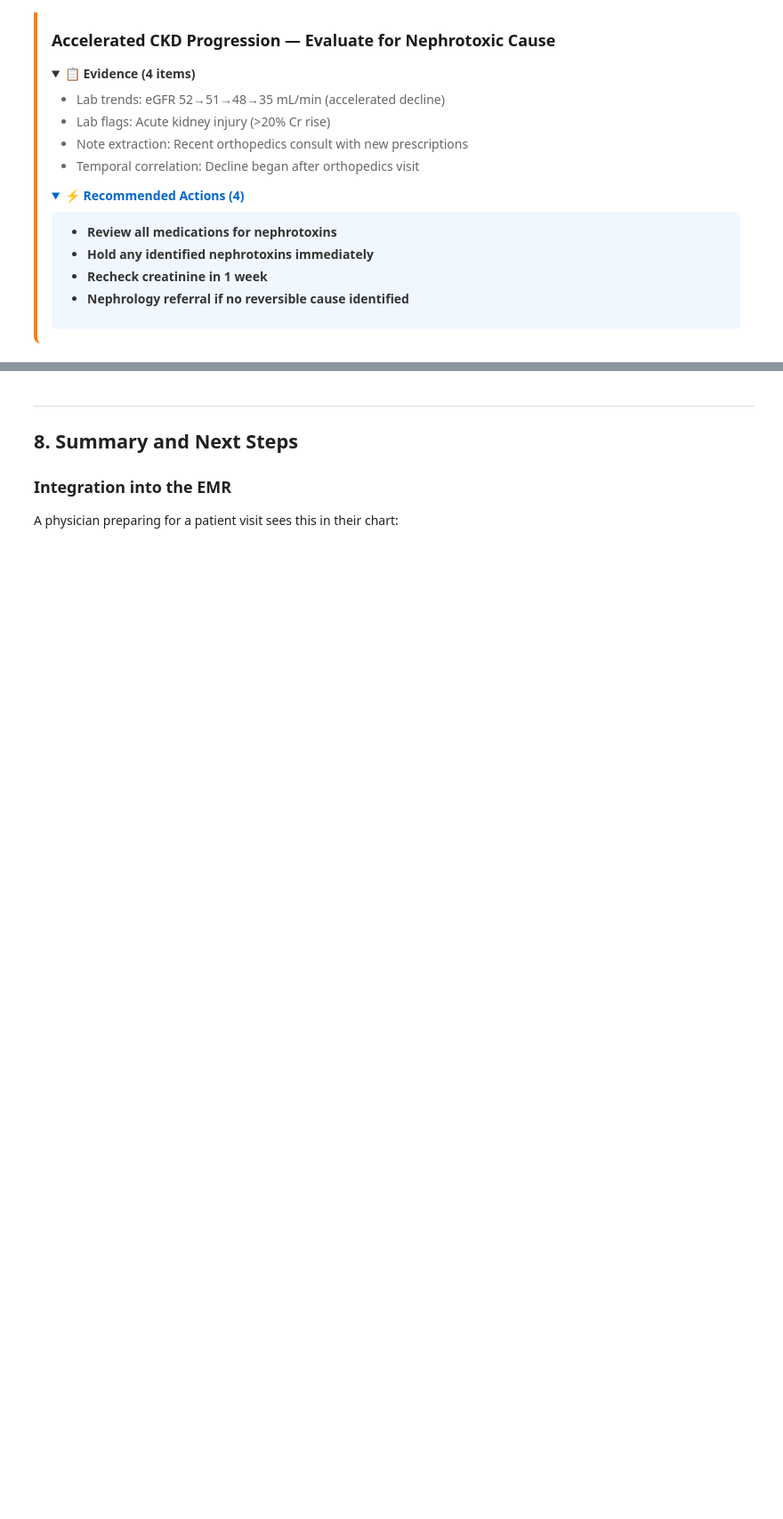
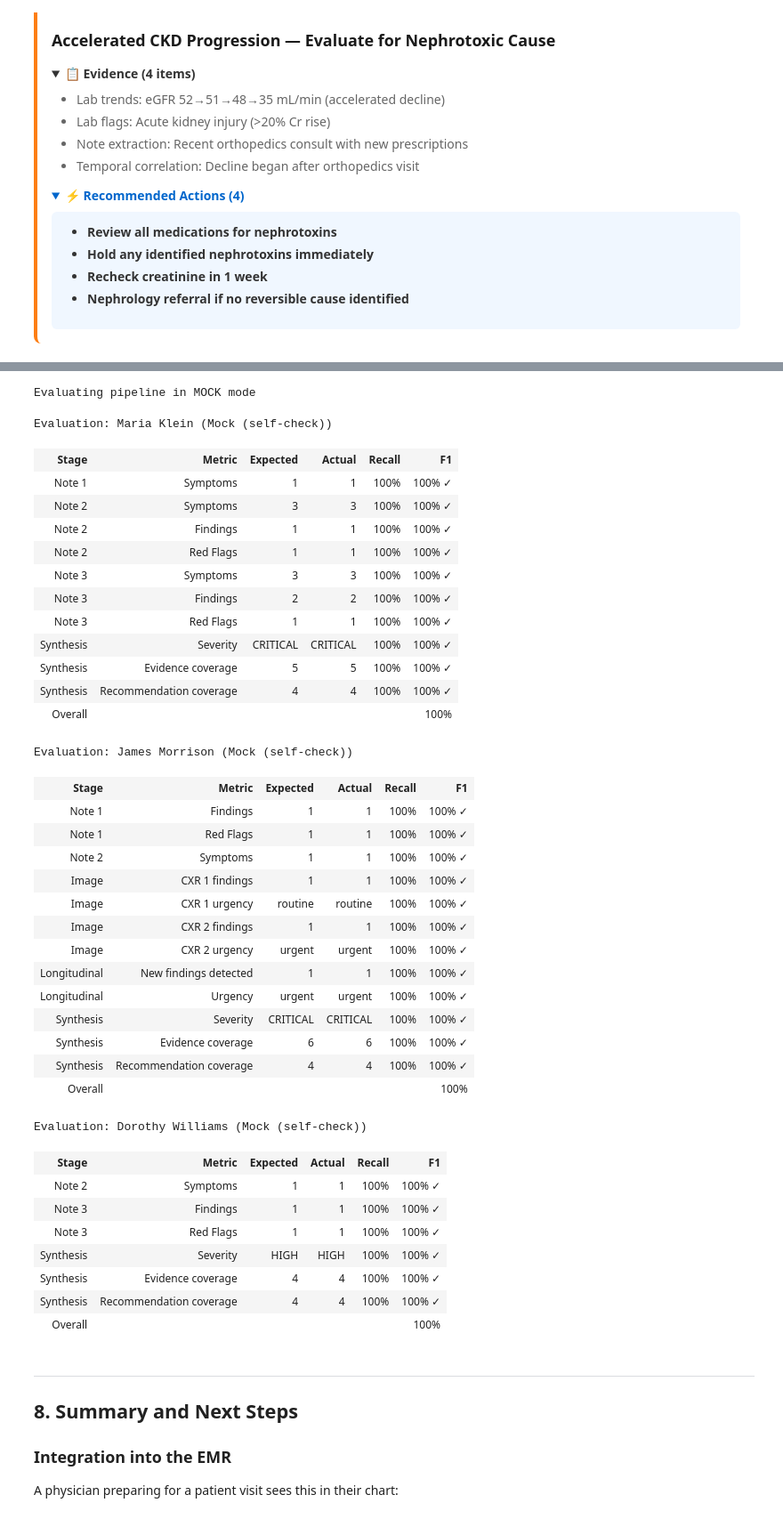
Before and after one commit to jdlaurence/cca, a Jupyter notebook: cca_submission.ipynb, the cells around one changed output, grey strips where cells are left out. Shown at 89% size. Drawn from its saved outputs; the diff is of its cells as text; code cells hidden in the pictures; folded sections open; blank space fills up the shorter version.

Commit message:
fix model load and writeup

```diff
--- a/cca_submission.ipynb
+++ b/cca_submission.ipynb
@@ -1245,6 +1337,10 @@ def run_stage1_extraction(patient: Patient, note_extractor: NoteExtractor, image
     """Run Stage 1: Extract and analyze all patient data with MedGemma 1.5 4B."""
 
     # Extract from notes
+    # Set patient context for ground truth lookup
+    note_extractor.set_patient(patient.id)
+    image_analyzer.set_patient(patient.id)
+
     note_extractions = [note_extractor.extract(note) for note in patient.notes]
 
     # Analyze individual images
@@ -1277,9 +1373,9 @@ print("✓ Aggregation pipeline ready (with longitudinal comparison)")
 # %% [output]
 ✓ Aggregation pipeline ready (with longitudinal comparison)
 # %%
-# Initialize Stage 1 extractors (all using MedGemma 1.5 4B)
-note_extractor = NoteExtractor(use_medgemma=USE_MEDGEMMA)
-image_analyzer = ImageAnalyzer(use_medgemma=USE_MEDGEMMA)
+# Initialize Stage 1 extractors (shared MedGemma 1.5 4B instance)
+note_extractor = NoteExtractor(model=MEDGEMMA_MODEL, processor=MEDGEMMA_PROCESSOR)
+image_analyzer = ImageAnalyzer(model=MEDGEMMA_MODEL, processor=MEDGEMMA_PROCESSOR)
 
 print("✓ Stage 1 pipeline initialized")
 print(f"   • NoteExtractor: {'MedGemma 1.5 4B' if USE_MEDGEMMA else 'Mock'}")
@@ -1873,3 +2144,66 @@ Nephrology referral if no reversible cause identified
+# %%
+# =============================================================================
+# Run Evaluation: All Patients
+# =============================================================================
+
+mode_label = "MedGemma 1.5 4B" if USE_MEDGEMMA else "Mock (self-check)"
+print(f"Evaluating pipeline in {'MODEL' if USE_MEDGEMMA else 'MOCK'} mode\n")
+
+for patient in [maria, james, dorothy]:
+    # Run pipeline
+    context = run_stage1_extraction(patient, note_extractor, image_analyzer)
+    medgemma_alerts = synthesizer.generate_alerts(context)
+
+    # Build expected keys for note extractions
+    note_keys = [(patient.id, i) for i in range(len(patient.notes))]
+
+    # Collect all evaluation rows
+    rows = []
+    rows += evaluate_note_extractions(context.note_extractions, note_keys, patient.id)
+    rows += evaluate_image_analyses(context.image_analyses, patient)
+    rows += evaluate_longitudinal(context.longitudinal_comparisons, patient)
+    rows += evaluate_alerts(medgemma_alerts, patient)
+
+    render_evaluation(f"{patient.name} ({mode_label})", rows)
+# %% [output]
+Evaluating pipeline in MOCK mode
+Evaluation: Maria Klein (Mock (self-check))
+| Stage | Metric | Expected | Actual | Recall | F1 |
+| Note 1 | Symptoms | 1 | 1 | 100% | 100% ✓ |
+| Note 2 | Symptoms | 3 | 3 | 100% | 100% ✓ |
+| Note 2 | Findings | 1 | 1 | 100% | 100% ✓ |
+| Note 2 | Red Flags | 1 | 1 | 100% | 100% ✓ |
+| Note 3 | Symptoms | 3 | 3 | 100% | 100% ✓ |
+| Note 3 | Findings | 2 | 2 | 100% | 100% ✓ |
+| Note 3 | Red Flags | 1 | 1 | 100% | 100% ✓ |
+| Synthesis | Severity | CRITICAL | CRITICAL | 100% | 100% ✓ |
+| Synthesis | Evidence coverage | 5 | 5 | 100% | 100% ✓ |
+| Synthesis | Recommendation coverage | 4 | 4 | 100% | 100% ✓ |
+| Overall |  |  |  |  | 100% |
+Evaluation: James Morrison (Mock (self-check))
+| Stage | Metric | Expected | Actual | Recall | F1 |
+| Note 1 | Findings | 1 | 1 | 100% | 100% ✓ |
+| Note 1 | Red Flags | 1 | 1 | 100% | 100% ✓ |
+| Note 2 | Symptoms | 1 | 1 | 100% | 100% ✓ |
+| Image | CXR 1 findings | 1 | 1 | 100% | 100% ✓ |
+| Image | CXR 1 urgency | routine | routine | 100% | 100% ✓ |
+| Image | CXR 2 findings | 1 | 1 | 100% | 100% ✓ |
+| Image | CXR 2 urgency | urgent | urgent | 100% | 100% ✓ |
+| Longitudinal | New findings detected | 1 | 1 | 100% | 100% ✓ |
+| Longitudinal | Urgency | urgent | urgent | 100% | 100% ✓ |
+| Synthesis | Severity | CRITICAL | CRITICAL | 100% | 100% ✓ |
+| Synthesis | Evidence coverage | 6 | 6 | 100% | 100% ✓ |
+| Synthesis | Recommendation coverage | 4 | 4 | 100% | 100% ✓ |
+| Overall |  |  |  |  | 100% |
+Evaluation: Dorothy Williams (Mock (self-check))
+| Stage | Metric | Expected | Actual | Recall | F1 |
+| Note 2 | Symptoms | 1 | 1 | 100% | 100% ✓ |
+| Note 3 | Findings | 1 | 1 | 100% | 100% ✓ |
+| Note 3 | Red Flags | 1 | 1 | 100% | 100% ✓ |
+| Synthesis | Severity | HIGH | HIGH | 100% | 100% ✓ |
+| Synthesis | Evidence coverage | 4 | 4 | 100% | 100% ✓ |
+| Synthesis | Recommendation coverage | 4 | 4 | 100% | 100% ✓ |
+| Overall |  |  |  |  | 100% |
 # %% [markdown]
 ---
 ## 8. Summary and Next Steps
```
Also changed, not shown: parts of 11 cells of this notebook, 1 other file.
